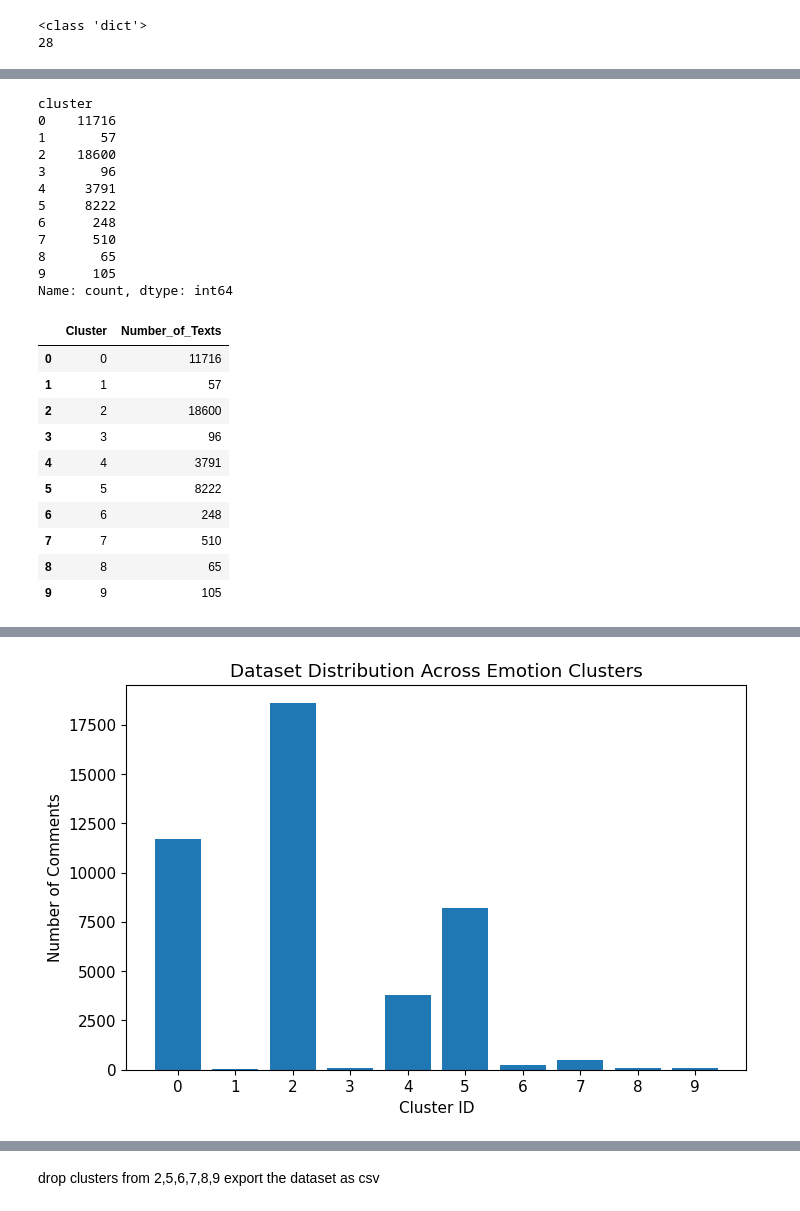
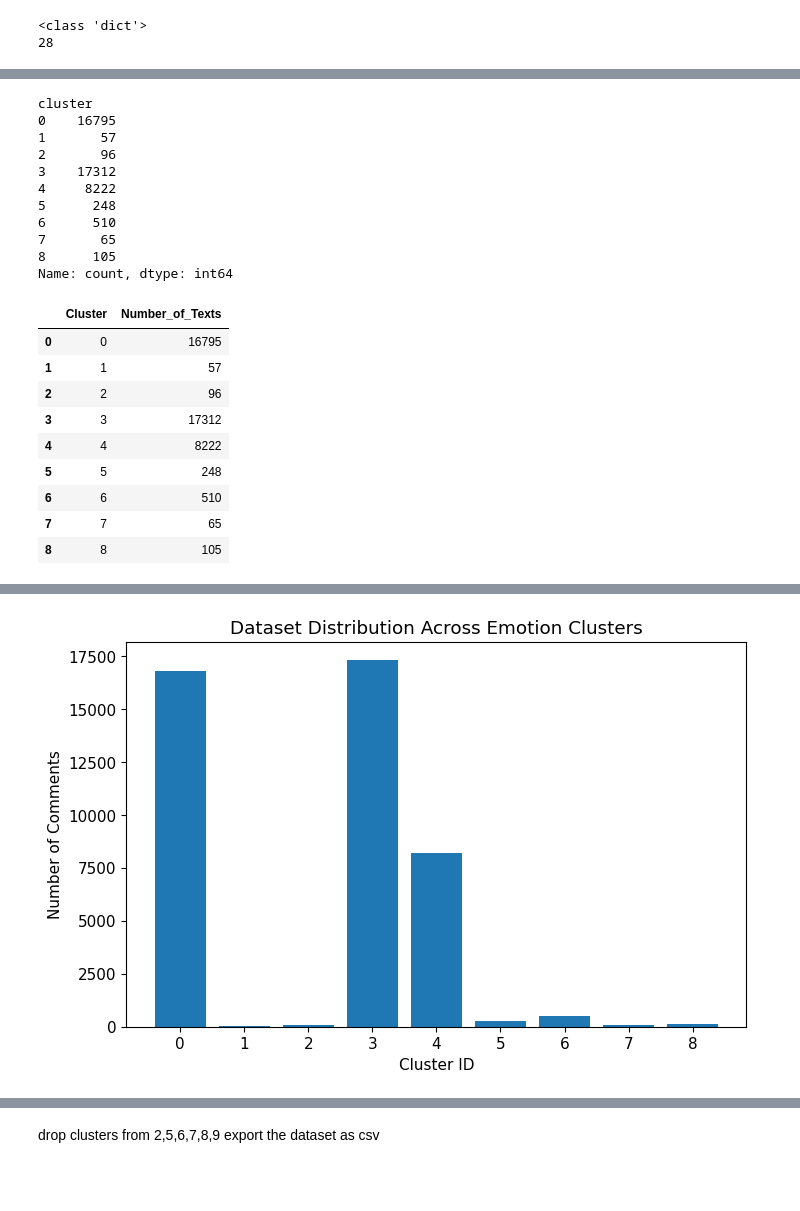
Before and after one commit to vyshnavi-1550/Modeling-Co-Occurring-Emotional-Profiles-Transformer-Based-Emotion-Detection, a Jupyter notebook: emotion_profiling.ipynb, the cells around one changed output, grey strips where cells are left out. Cells and saved outputs as stored; diff of their text form; code cells hidden in the pictures; blank space fills up the shorter version.

```diff
--- a/emotion_profiling.ipynb
+++ b/emotion_profiling.ipynb
@@ -231,7 +249,10 @@ WARNING:matplotlib.font_manager:findfont: Font family 'Times New Roman' not foun
 # %%
 # Apply Louvain community detection
 # Divides the emotion graph into clusters (communities) based on strong co-occurrence relationships
-partition = community_louvain.best_partition(G)
+partition = community_louvain.best_partition(
+    G,
+    random_state=42
+)
 # %%
 print(type(partition))
 print(len(partition))
@@ -303,16 +323,15 @@ cluster_counts = df['cluster'].value_counts().sort_index()
 print(cluster_counts)
 # %% [output]
 cluster
-0    11716
+0    16795
 1       57
-2    18600
-3       96
-4     3791
-5     8222
-6      248
-7      510
-8       65
-9      105
+2       96
+3    17312
+4     8222
+5      248
+6      510
+7       65
+8      105
 Name: count, dtype: int64
 # %%
 cluster_table = cluster_counts.reset_index()
@@ -320,24 +339,27 @@ cluster_table.columns = ['Cluster', 'Number_of_Texts']
 cluster_table
 # %% [output]
 |  | Cluster | Number_of_Texts |
-| 0 | 0 | 11716 |
+| 0 | 0 | 16795 |
 | 1 | 1 | 57 |
-| 2 | 2 | 18600 |
-| 3 | 3 | 96 |
-| 4 | 4 | 3791 |
-| 5 | 5 | 8222 |
-| 6 | 6 | 248 |
-| 7 | 7 | 510 |
-| 8 | 8 | 65 |
-| 9 | 9 | 105 |
+| 2 | 2 | 96 |
+| 3 | 3 | 17312 |
+| 4 | 4 | 8222 |
+| 5 | 5 | 248 |
+| 6 | 6 | 510 |
+| 7 | 7 | 65 |
+| 8 | 8 | 105 |
 # %%
 import matplotlib.pyplot as plt
 
+plt.rcParams['font.family'] = 'DejaVu Sans'
+
 plt.figure(figsize=(8,5))
 plt.bar(cluster_table['Cluster'], cluster_table['Number_of_Texts'])
+
 plt.xlabel("Cluster ID")
 plt.ylabel("Number of Comments")
 plt.title("Dataset Distribution Across Emotion Clusters")
 plt.xticks(cluster_table['Cluster'])
+
 plt.show()
 # %% [output]
@@ -361,4 +366,4 @@ WARNING:matplotlib.font_manager:findfont: Font family 'Times New Roman' not foun
-[figure, old version]
+[figure, new version]
 # %%
 new_dataset = df[['text','cluster']].copy()
 new_dataset = new_dataset.dropna()
```
Also changed, not shown: parts of 41 cells of this notebook.
